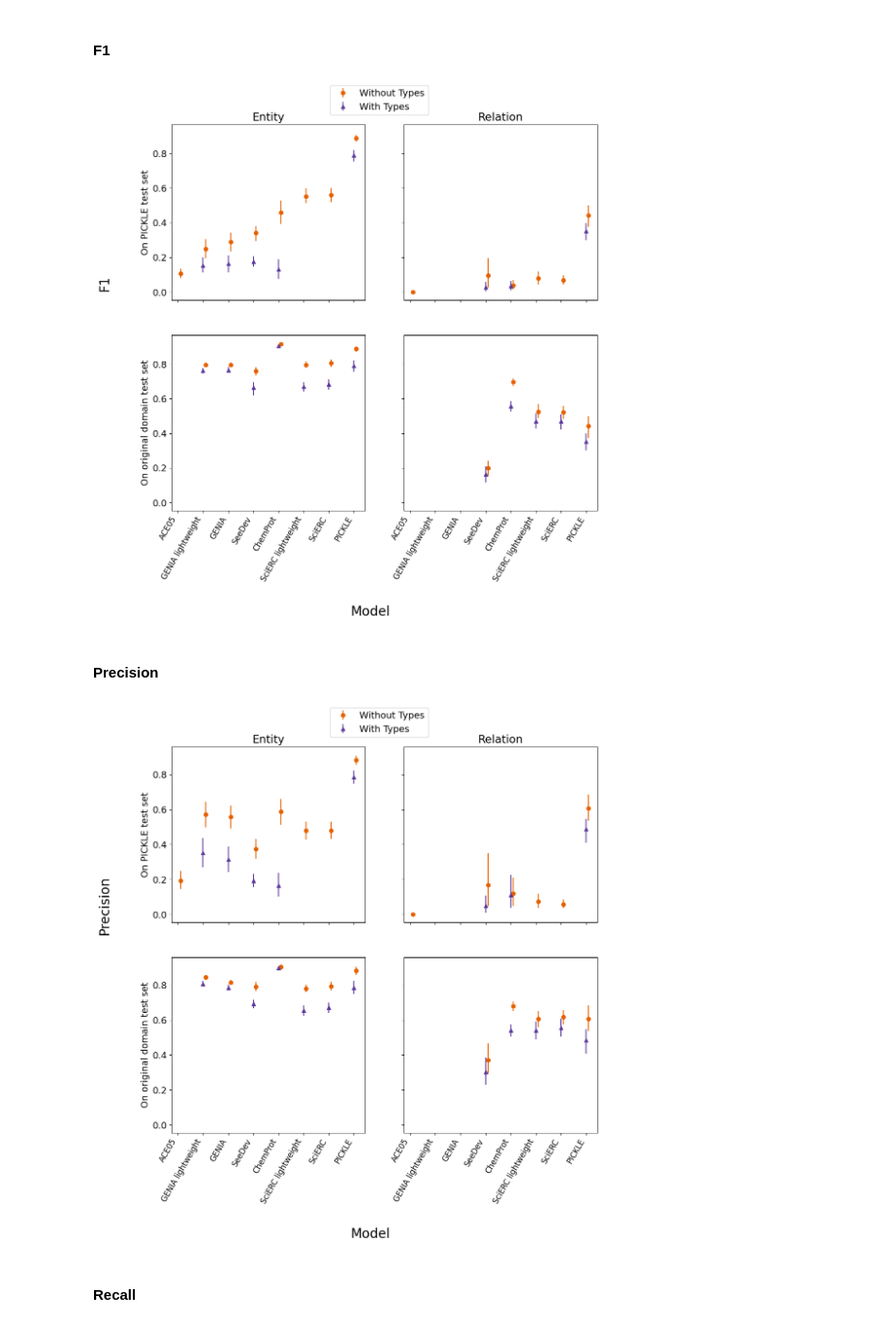
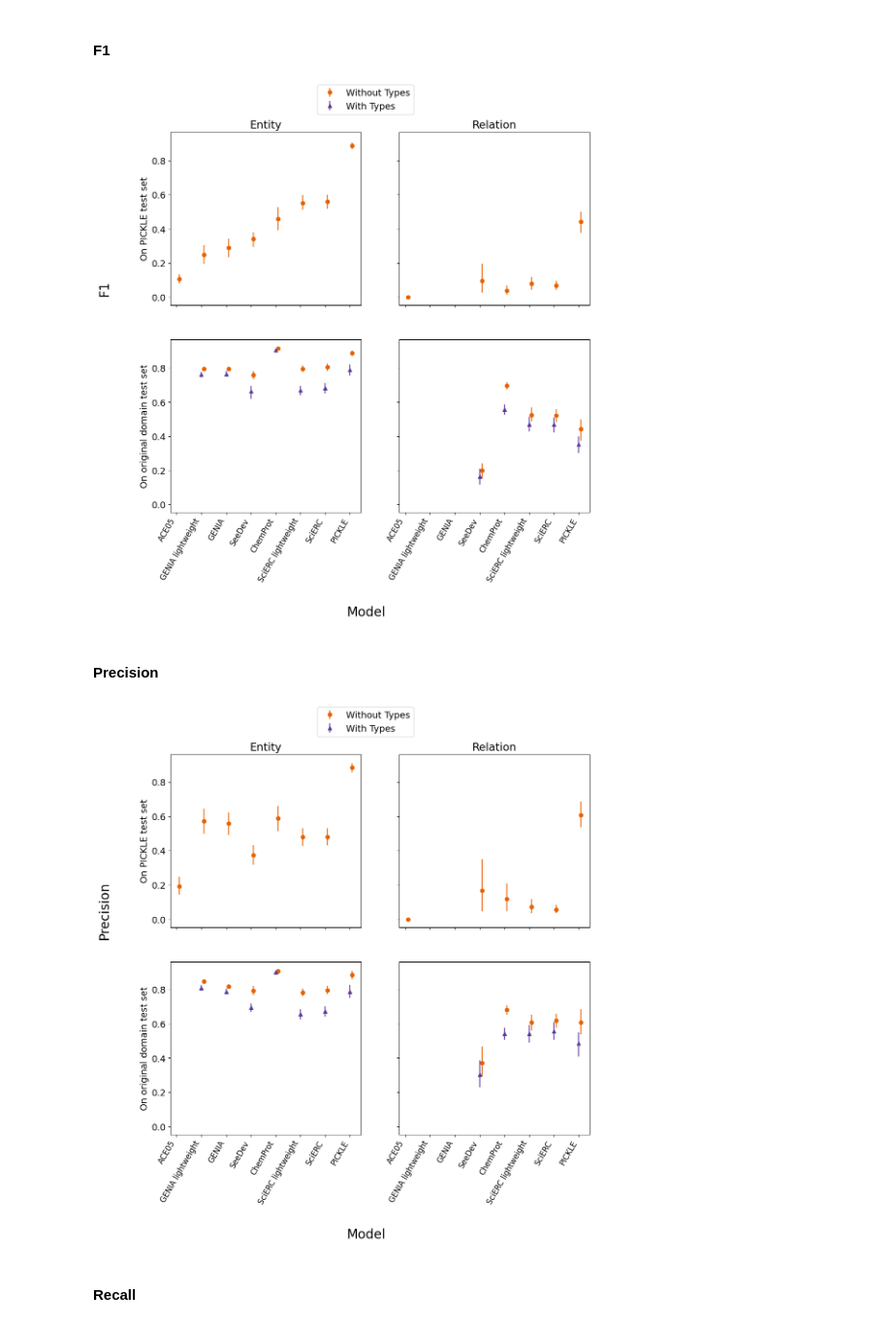
Before and after one commit to ShiuLab/pickle-corpus-code, a Jupyter notebook: jupyter_notebooks/model_performance_figures.ipynb, the cells around one changed output. Shown at 97% size. Cells and saved outputs as stored; diff of their text form; code cells hidden in the pictures.

Commit message:
Add all models to genia filtered analysis and remove type mapping from overall performance figures

```diff
--- a/jupyter_notebooks/model_performance_figures.ipynb
+++ b/jupyter_notebooks/model_performance_figures.ipynb
@@ -55,18 +55,3 @@ dygiepp_no_labels_perf
 | 7 | 15Jul2023_on_pickle_PICKLE_250_ab... | PICKLE_250_abstracts_entities_and... | 0.883557 | 0.891106 | 0.887275 | 0.608037 | 0.348510 | 0.442015 | ... |
 # %% [markdown]
 Now, read in the performance for the models that we could evaluate with types; for PICKLE this is a true labeled evaluation, for ChemProt, SeeDev and GENIA, this is the mapped types evaluation. All of these are in separate CSV files; we want to comboine them for ease of use.
-# %%
-prefix_path = '/mnt/home/lotrecks/Shiu_lab/pickle-corpus-code/data/straying_off_topic_data/model_output/dygiepp/15Jul2023_all_on_pickle_but_seedev/performance/'
-typed_eval_dygiepp_paths = {
-    'chemprot': '15Jul2023_chemprot_on_pickle_TYPES_MAPPED_performance.csv',
-    'genia': '15Jul2023_GENIA_on_pickle_TYPES_MAPPED_performance.csv',
-    'seedev': '17Jul2023_seedev_on_pickle_performance_MAPPED_labels.csv',
-    'pickle': '15Jul2023_PICKLE_on_pickle_TYPES_MAPPED_performance.csv'
-}
-typed_eval_dygiepp_dfs = []
-for dset, apath in typed_eval_dygiepp_paths.items():
-    df = pd.read_csv(f'{prefix_path}{apath}')
-    df['model'] = df['pred_file'].str.split('_').str[-2]
-    typed_eval_dygiepp_dfs.append(df)
-typed_eval_dygiepp_all_df = pd.concat(typed_eval_dygiepp_dfs).sort_values('ent_F1').reset_index(drop=True)
-typed_eval_dygiepp_all_df
@@ -143,7 +120,6 @@ Combine into a dict for easier processing:
 # %%
 all_perfs = {
     'on_pickle_withOUT_types': dygiepp_no_labels_perf,
-    'on_pickle_with_types': typed_eval_dygiepp_all_df,
     'on_original_withOUT_types': original_dom_no_label_eval_dygiepp_all_df,
     'on_original_with_types': original_dom_typed_eval_dygiepp_all_df
 }
@@ -224,10 +199,8 @@ fig, axs = plt.subplots(2, 2, figsize=(12,12), sharex=True, sharey=True)
 name_x = [label_key[mod] for mod in dygiepp_no_labels_perf["model"]]
 
 axs[0,0].errorbar(x=dygiepp_no_labels_perf["x"] + 0.1, y=dygiepp_no_labels_perf["ent_F1"], yerr=no_lab_pick_ent_CIs, fmt="o", color='#E66100')
-axs[0,0].errorbar(x=typed_eval_dygiepp_all_df["x"], y=typed_eval_dygiepp_all_df["ent_F1"], yerr=lab_pick_ent_CIs, fmt="^", color='#5D3A9B')
 
 axs[0,1].errorbar(x=dygiepp_no_labels_perf["x"] + 0.1, y=dygiepp_no_labels_perf["rel_F1"], yerr=no_lab_pick_rel_CIs, fmt="o", color='#E66100', label='Without Types')
-axs[0,1].errorbar(x=typed_eval_dygiepp_all_df["x"], y=typed_eval_dygiepp_all_df["rel_F1"], yerr=lab_pick_rel_CIs, fmt="^", color='#5D3A9B', label='With Types')
 
 axs[1,0].errorbar(x=original_dom_no_label_eval_dygiepp_all_df["x"] +0.1, y=original_dom_no_label_eval_dygiepp_all_df["ent_F1"], yerr=no_lab_orig_ent_CIs, fmt="o", color='#E66100', label='Without Types')
 axs[1,0].errorbar(x=original_dom_typed_eval_dygiepp_all_df["x"], y=original_dom_typed_eval_dygiepp_all_df["ent_F1"], yerr=lab_orig_ent_CIs, fmt="^", color='#5D3A9B', label='With Types')
@@ -241,14 +214,14 @@ axs[0,0].set_title('Entity')
 axs[0,1].set_title('Relation')
 axs[0,0].set_ylabel('On PICKLE test set')
 axs[1,0].set_ylabel('On original domain test set')
-axs[0,1].legend(bbox_to_anchor=(0.15,1.25))
+axs[1,0].legend(bbox_to_anchor=(1.3,2.5))
 fig.supxlabel('Model', size=20)
 fig.supylabel('F1', y=0.6,  size=20)
 fig.subplots_adjust(bottom=0.2, left=0.15)
 
 plt.savefig('../data/straying_off_topic_data/model_performance/F1_all_model_dot_plot.png', format='png', dpi=600)
 # %% [output]
-[figure, old version]
+[figure, new version]
 # %% [markdown]
 #### Precision
 # %%
@@ -259,34 +231,32 @@ lab_orig_ent_prec_CIs, lab_orig_rel_prec_CIs = process_CIs(original_dom_typed_ev
 # %%
 fig, axs = plt.subplots(2, 2, figsize=(12,12), sharex=True, sharey=True)
 
 name_x = [label_key[mod] for mod in dygiepp_no_labels_perf["model"]]
 
 axs[0,0].errorbar(x=dygiepp_no_labels_perf["x"] + 0.1, y=dygiepp_no_labels_perf["ent_precision"], yerr=no_lab_pick_ent_prec_CIs, fmt="o", color='#E66100')
-axs[0,0].errorbar(x=typed_eval_dygiepp_all_df["x"], y=typed_eval_dygiepp_all_df["ent_precision"], yerr=lab_pick_ent_prec_CIs, fmt="^", color='#5D3A9B')
 
 axs[0,1].errorbar(x=dygiepp_no_labels_perf["x"] + 0.1, y=dygiepp_no_labels_perf["rel_precision"], yerr=no_lab_pick_rel_prec_CIs, fmt="o", color='#E66100', label='Without Types')
-axs[0,1].errorbar(x=typed_eval_dygiepp_all_df["x"], y=typed_eval_dygiepp_all_df["rel_precision"], yerr=lab_pick_rel_prec_CIs, fmt="^", color='#5D3A9B', label='With Types')
 
 axs[1,0].errorbar(x=original_dom_no_label_eval_dygiepp_all_df["x"] +0.1, y=original_dom_no_label_eval_dygiepp_all_df["ent_precision"], yerr=no_lab_orig_ent_prec_CIs, fmt="o", color='#E66100', label='Without Types')
 axs[1,0].errorbar(x=original_dom_typed_eval_dygiepp_all_df["x"], y=original_dom_typed_eval_dygiepp_all_df["ent_precision"], yerr=lab_orig_ent_prec_CIs, fmt="^", color='#5D3A9B', label='With Types')
 
 axs[1,1].errorbar(x=original_dom_no_label_eval_dygiepp_all_df["x"] +0.1, y=original_dom_no_label_eval_dygiepp_all_df["rel_precision"], yerr=no_lab_orig_rel_prec_CIs, fmt="o", color='#E66100', label='Without Types')
 axs[1,1].errorbar(x=original_dom_typed_eval_dygiepp_all_df["x"], y=original_dom_typed_eval_dygiepp_all_df["rel_precision"], yerr=lab_orig_rel_prec_CIs, fmt="^", color='#5D3A9B', label='With Types')
 
 axs[1,0].set_xticks(dygiepp_no_labels_perf["x"], name_x, size=12, rotation=60, ha='right')
 axs[1,1].set_xticks(dygiepp_no_labels_perf["x"], name_x, size=12, rotation=60, ha='right')
 axs[0,0].set_title('Entity')
 axs[0,1].set_title('Relation')
 axs[0,0].set_ylabel('On PICKLE test set')
 axs[1,0].set_ylabel('On original domain test set')
-axs[0,1].legend(bbox_to_anchor=(0.15,1.25))
+axs[1,0].legend(bbox_to_anchor=(1.3,2.5))
 fig.supxlabel('Model', size=20)
 fig.supylabel('Precision', y=0.6,  size=20)
 fig.subplots_adjust(bottom=0.2, left=0.15)
 
 plt.savefig('../data/straying_off_topic_data/model_performance/precision_all_model_dot_plot.png', format='png', dpi=600)
 # %% [output]
-[figure, old version]
+[figure, new version]
 # %% [markdown]
 #### Recall
 # %%
```
Also changed, not shown: parts of 9 cells of this notebook, 1 other file.
